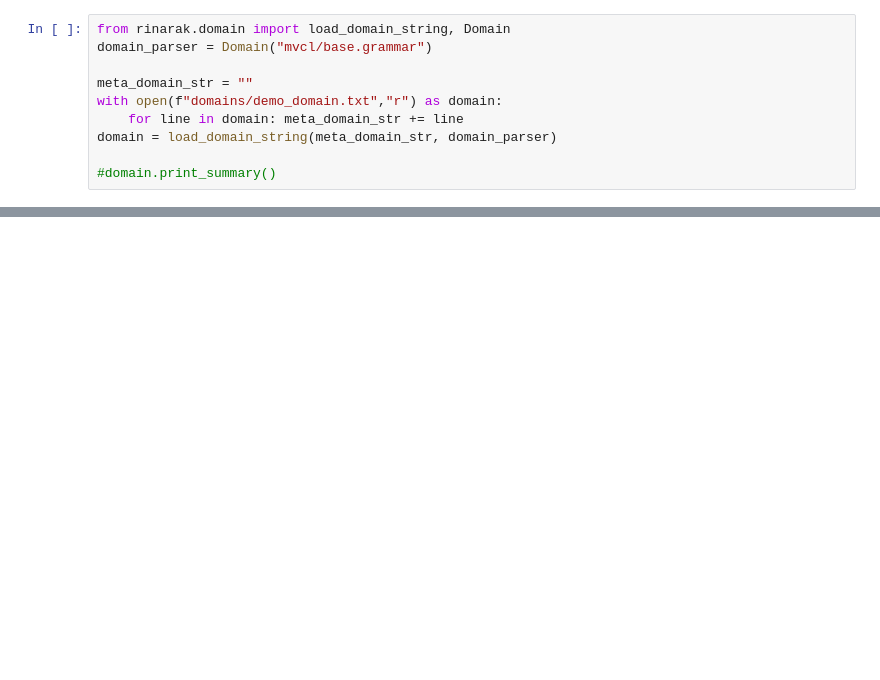
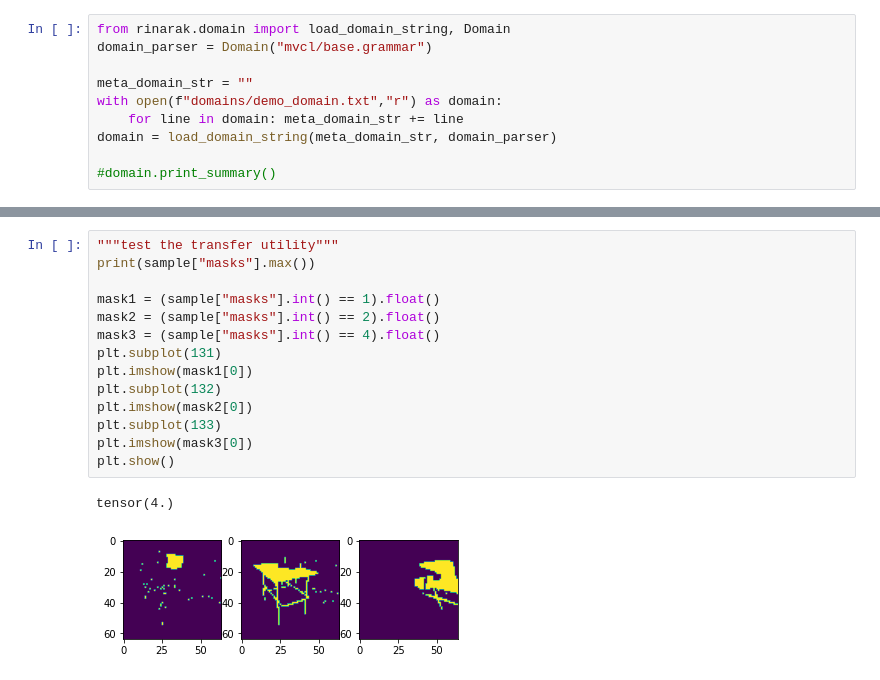
Before and after one commit to ZongjingLi/GroupNet, a Jupyter notebook: debug.ipynb, the cells around one changed output, grey strips where cells are left out. Cells and saved outputs as stored; diff of their text form; blank space fills up the shorter version.

```diff
--- a/debug.ipynb
+++ b/debug.ipynb
@@ -98,0 +227,17 @@ print(query_outputs)
+# %%
+"""test the transfer utility"""
+print(sample["masks"].max())
+
+mask1 = (sample["masks"].int() == 1).float()
+mask2 = (sample["masks"].int() == 2).float()
+mask3 = (sample["masks"].int() == 4).float()
+plt.subplot(131)
+plt.imshow(mask1[0])
+plt.subplot(132)
+plt.imshow(mask2[0])
+plt.subplot(133)
+plt.imshow(mask3[0])
+plt.show()
+# %% [output]
+tensor(4.)
+[figure, added]
```
Also changed, not shown: parts of 11 cells of this notebook, 5 other files.
